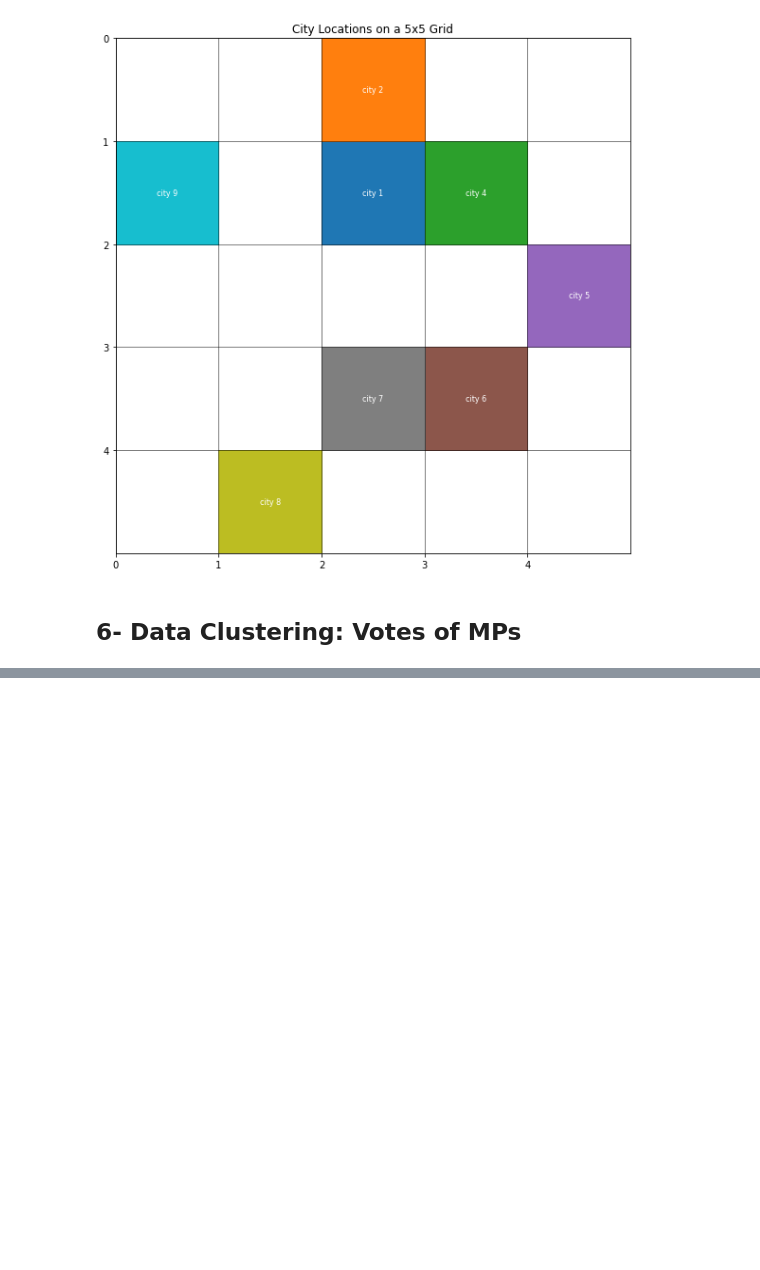
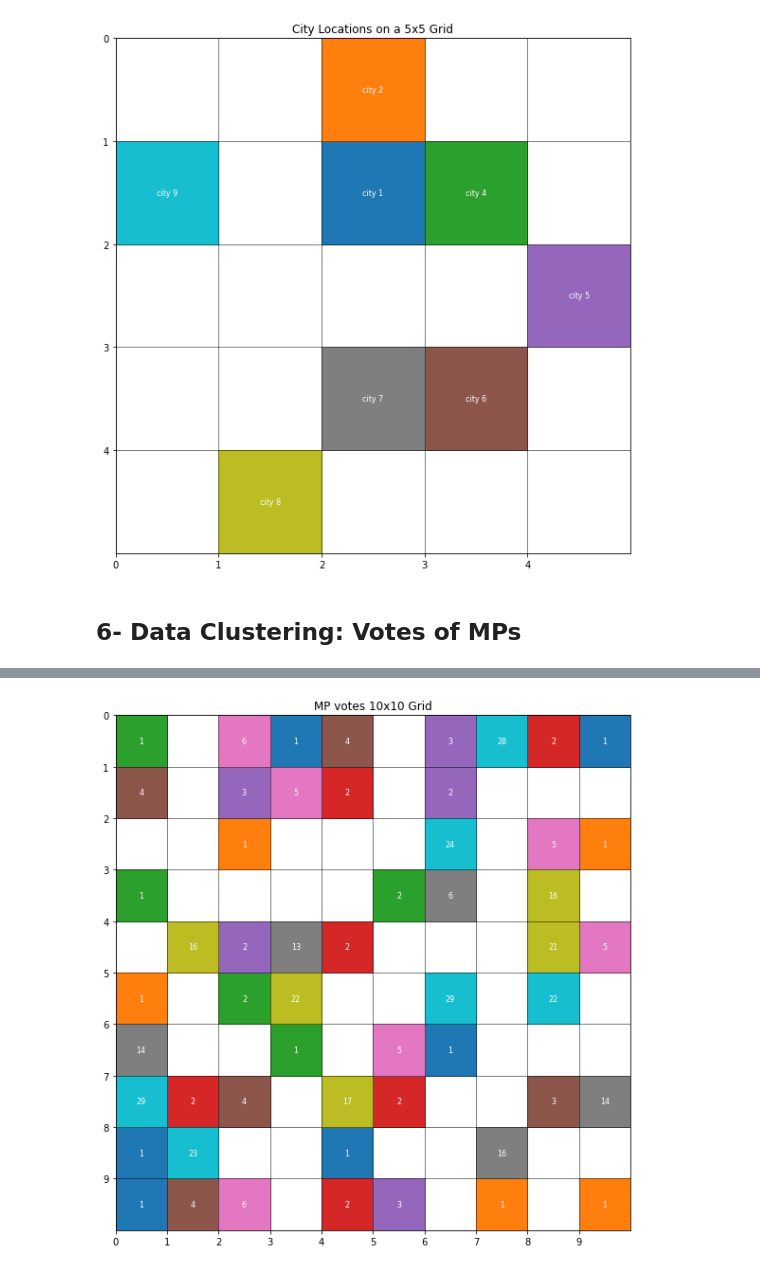
Before and after one commit to kyebinan/Deep_Learning_KTH, a Jupyter notebook: LAB2/notebook3.ipynb, the cells around one changed output, grey strips where cells are left out. Cells and saved outputs as stored; diff of their text form; code cells hidden in the pictures; blank space fills up the shorter version.

Commit message:
Working on the MP votes

```diff
--- a/LAB2/notebook3.ipynb
+++ b/LAB2/notebook3.ipynb
@@ -771,3 +771,6 @@ plt.show()
 [figure]
 # %% [markdown]
 ## 6- Data Clustering: Votes of MPs
+# %%
+dataset = load_binary_sequence_to_matrix(file="./data/votes.dat", rows=349, cols=31)
+dataset[0]
@@ -773,0 +781,6 @@ plt.show()
+# %%
+input_size = 31
+map_size = (10, 10)
+
+som = SelfOrganizingMap(input_size, map_size)
+som.train(dataset, max_iterations=200)
@@ -773,0 +809,12 @@ plt.show()
+# %%
+mp_district = defaultdict(list)
+
+for city_name, vector in zip(district, dataset):
+    # Find the BMU for the current animal vector
+    bmu = som.find_bmu(vector)
+    # Convert the BMU's numpy array or tuple to a hashable tuple
+    bmu_tuple = tuple(bmu)
+
+    mp_district[bmu_tuple].append(city_name)
+
+mp_district
@@ -773,0 +839,26 @@ plt.show()
+# %%
+# Create a figure and axis for the plot
+fig, ax = plt.subplots(figsize=(10, 10))
+size = 10
+ax.imshow(np.zeros((size, size)), cmap='Greys', interpolation='nearest', extent=(0, size, 0, size), alpha=0.5)
+
+# Assign a unique color to each city
+colors = plt.cm.get_cmap('tab10', len(mp_district))
+
+for idx, ((y, x), city) in enumerate(mp_district.items()):
+    # Fill the cell with color
+    ax.add_patch(Rectangle((x, size - y - 1), 1, 1, color=colors(idx)))
+    # Add the city name
+    ax.text(x + 0.5, size - y - 0.5, city[0], color='white', ha='center', va='center', fontsize=8)
+
+# Customize the plot
+plt.title(f'MP votes {size}x{size} Grid')
+plt.xticks(np.arange(0, size, 1))
+plt.yticks(np.arange(0, size, 1))
+plt.xlim(0, size)
+plt.ylim(0, size)
+plt.gca().invert_yaxis()  # Adjust the y-axis to match the grid layout
+plt.grid(True, which='both', color='black', linewidth=0.5)
+plt.show()
+# %% [output]
+[figure, added]
```
Also changed, not shown: parts of 3 cells of this notebook, 1 other file.
